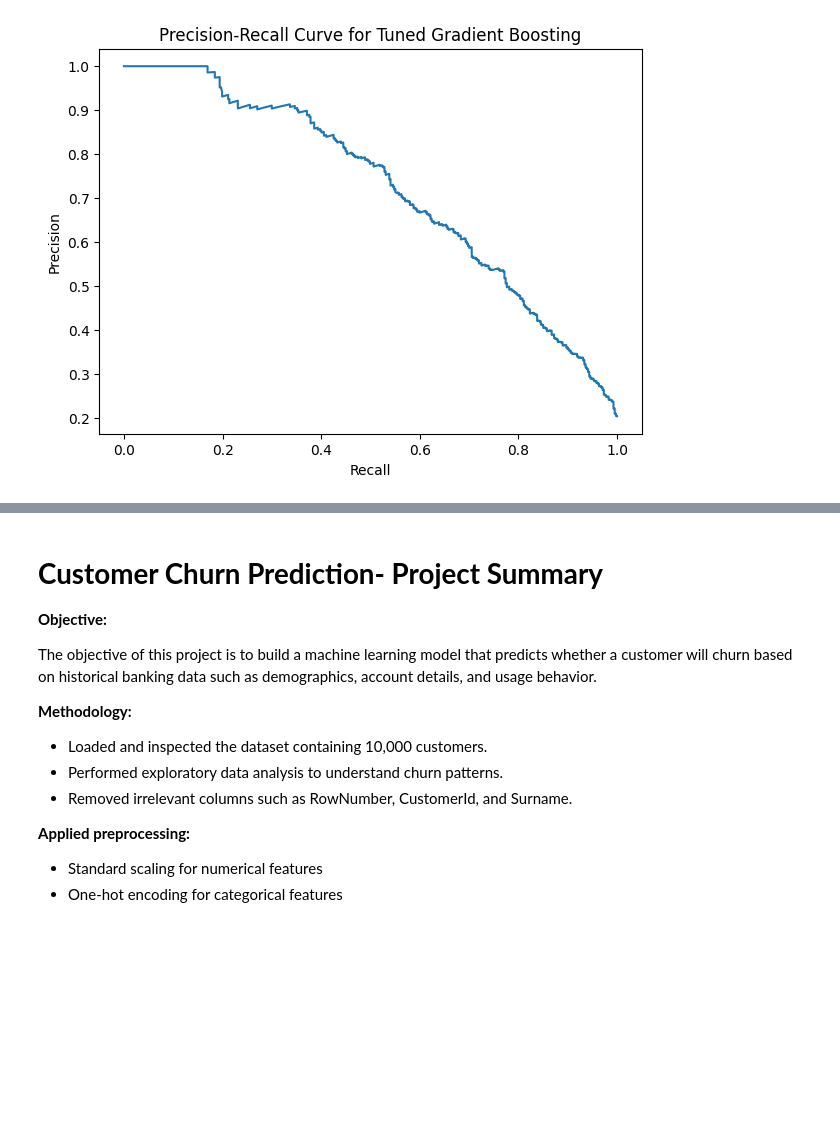
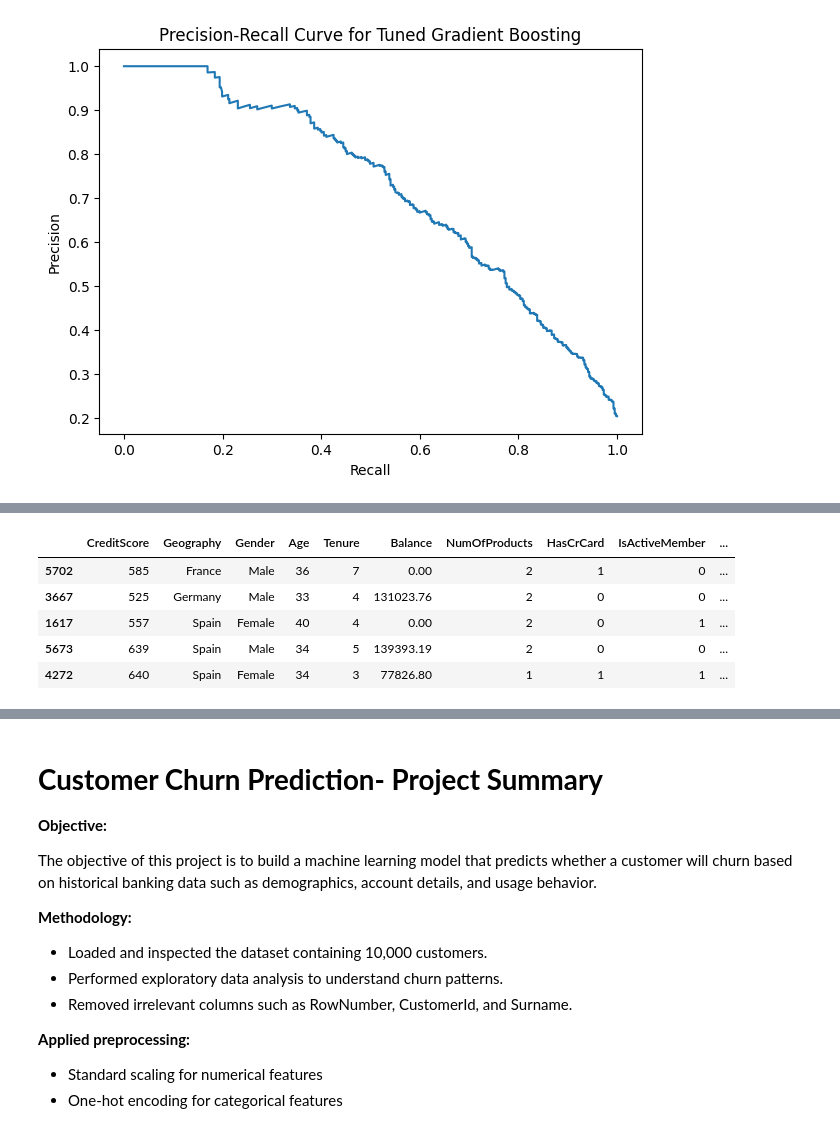
Before and after one commit to xavdx/MYDAILYWORK, a Jupyter notebook: Task_3_Customer_Churn_Prediction.ipynb, the cells around one changed output, grey strips where cells are left out. Saved outputs shown, nothing was run; the diff lists cells and outputs as text; code cells hidden in the pictures; blank space fills up the shorter version.

```diff
--- a/Task_3_Customer_Churn_Prediction.ipynb
+++ b/Task_3_Customer_Churn_Prediction.ipynb
@@ -291,0 +359,12 @@ plt.show()
+# %%
+risk_df=X_test.copy()
+risk_df["Churn_Probability"]=churn_prob
+risk_df["Risk_Level"]=pd.cut(risk_df["Churn_Probability"],bins=[0,0.3,0.6,1],labels=["Low Risk","Medium Risk","High Risk"])
+risk_df.head()
+# %% [output]
+|  | CreditScore | Geography | Gender | Age | Tenure | Balance | NumOfProducts | HasCrCard | IsActiveMember | ... |
+| 5702 | 585 | France | Male | 36 | 7 | 0.00 | 2 | 1 | 0 | ... |
+| 3667 | 525 | Germany | Male | 33 | 4 | 131023.76 | 2 | 0 | 0 | ... |
+| 1617 | 557 | Spain | Female | 40 | 4 | 0.00 | 2 | 0 | 1 | ... |
+| 5673 | 639 | Spain | Male | 34 | 5 | 139393.19 | 2 | 0 | 0 | ... |
+| 4272 | 640 | Spain | Female | 34 | 3 | 77826.80 | 1 | 1 | 1 | ... |
```
Also changed, not shown: parts of 11 cells of this notebook.
